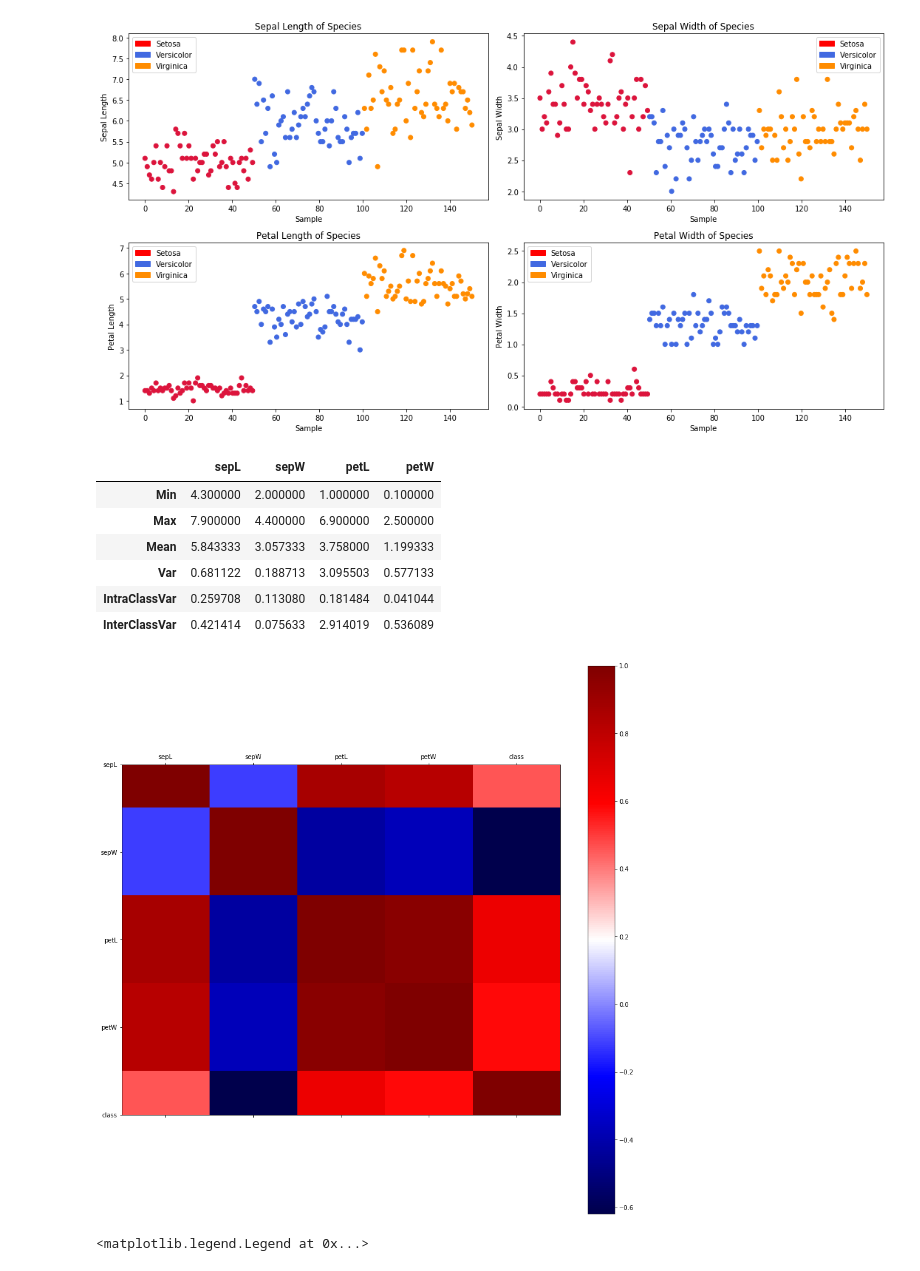
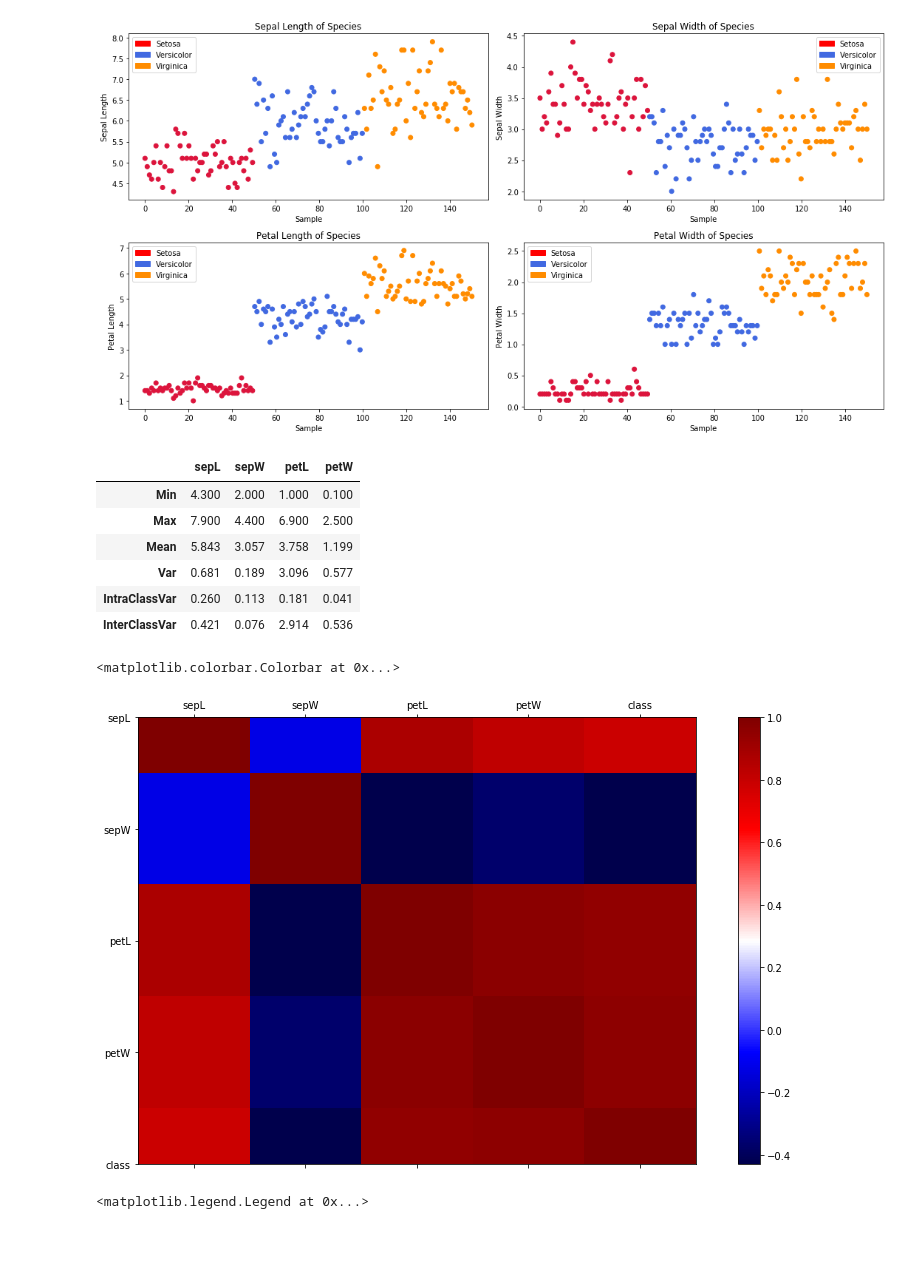
Before and after one commit to donpathirage/Least-Squares-Perceptron-and-Data-Analytics, a Jupyter notebook: Pathirage_Don_Proj1.ipynb, the cells around one changed output. Saved outputs shown, nothing was run; the diff lists cells and outputs as text; code cells hidden in the pictures; blank space fills up the shorter version.

```diff
--- a/Pathirage_Don_Proj1.ipynb
+++ b/Pathirage_Don_Proj1.ipynb
@@ -18,2 +8,2 @@ def findFile(request):  #Ask for File
 # %%
-irisDf = pd.read_excel(findFile('Proj1DataSet.xlsx'))
+irisDf = pd.read_excel('Proj1DataSet.xlsx')
@@ -24,9 +12,9 @@ labels = irisDf['species'].unique()
 features = list(irisDf.columns.values)
 
 #Assign class labels
-irisDf.loc[irisDf['species'] == 'setosa', 'class'] = 1
+irisDf.loc[irisDf['species'] == 'setosa', 'class'] = 0
+irisDf.loc[irisDf['species'] == 'versicolor', 'class'] = 1
 irisDf.loc[irisDf['species'] == 'virginica', 'class'] = 2
-irisDf.loc[irisDf['species'] == 'versicolor', 'class'] = 3
 
 newColumns = ['sepL', 'sepW', 'petL', 'petW', 'class', 'species']
 irisDf=irisDf.reindex(columns=newColumns)
@@ -135,24 +122,25 @@ statDf = pd.DataFrame([mins,maxs,means,var,intraVar,interVar], \
                       columns = ['sepL', 'sepW', 'petL', 'petW'], \
                       index=['Min', 'Max', 'Mean' , 'Var' , 'IntraClassVar' , 'InterClassVar'])
 # %%
-statDf
+statDf.round(3)
 # %% [output]
 |  | sepL | sepW | petL | petW |
-| Min | 4.300000 | 2.000000 | 1.000000 | 0.100000 |
-| Max | 7.900000 | 4.400000 | 6.900000 | 2.500000 |
-| Mean | 5.843333 | 3.057333 | 3.758000 | 1.199333 |
-| Var | 0.681122 | 0.188713 | 3.095503 | 0.577133 |
-| IntraClassVar | 0.259708 | 0.113080 | 0.181484 | 0.041044 |
-| InterClassVar | 0.421414 | 0.075633 | 2.914019 | 0.536089 |
+| Min | 4.300 | 2.000 | 1.000 | 0.100 |
+| Max | 7.900 | 4.400 | 6.900 | 2.500 |
+| Mean | 5.843 | 3.057 | 3.758 | 1.199 |
+| Var | 0.681 | 0.189 | 3.096 | 0.577 |
+| IntraClassVar | 0.260 | 0.113 | 0.181 | 0.041 |
+| InterClassVar | 0.421 | 0.076 | 2.914 | 0.536 |
 # %%
 ## Correlation Coefficients
-plt.matshow(irisDf[:-1].corr(),cmap='seismic')
+matfig = plt.figure(figsize=(15,8))
+plt.matshow(irisDf[:-1].corr(),cmap='seismic', fignum=matfig.number)
 plt.xticks(range(len(irisDf.columns)-1), irisDf.columns[:-1])
 plt.yticks(range(len(irisDf.columns)-1), irisDf.columns[:-1])
 plt.colorbar()
-plt.rcParams["figure.figsize"] = [50,50]
 # %% [output]
+<matplotlib.colorbar.Colorbar at 0x...>
-[figure, old version]
+[figure, new version]
 # %%
 # Features vs Class Labels
 plt.subplots(2,2,figsize=(15,8))
```
Also changed, not shown: parts of 11 cells of this notebook.
